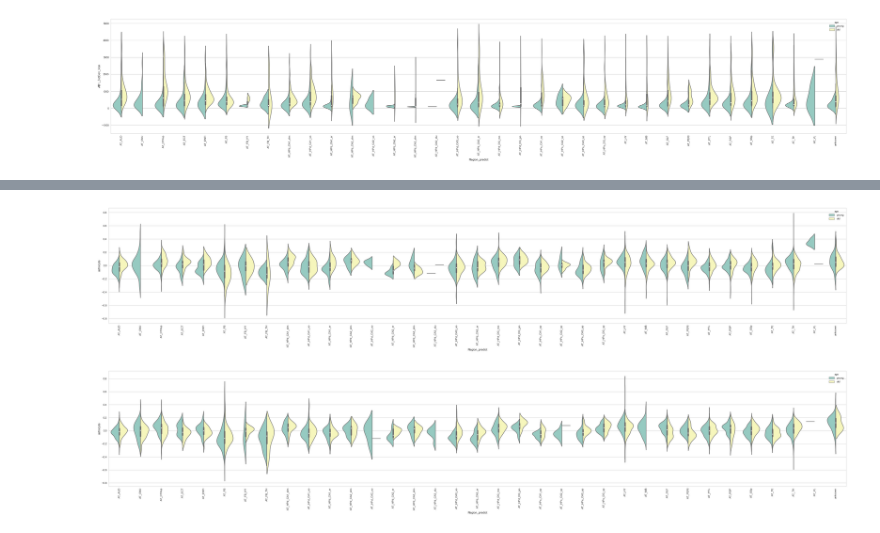
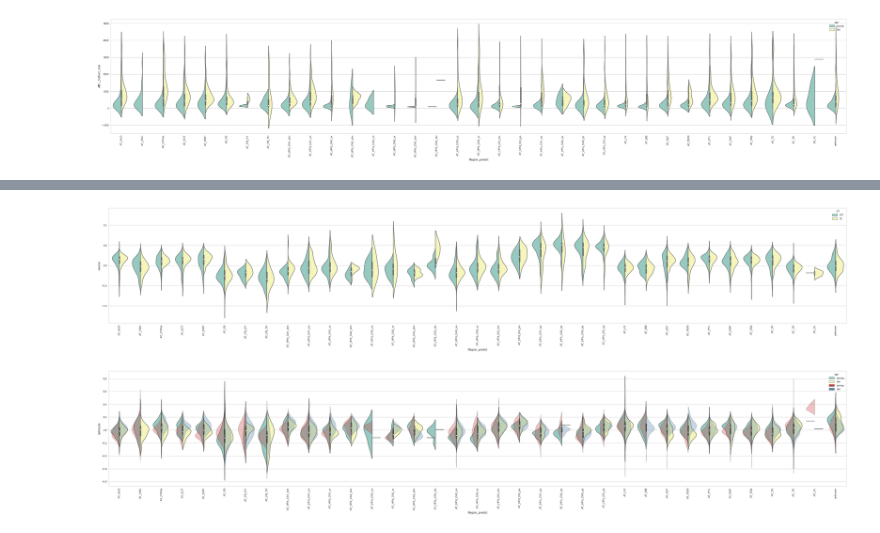
Before and after one commit to tmoerman/alois, a Jupyter notebook: notebooks/02_distributions.ipynb, the cells around one changed output, grey strips where cells are left out. Saved outputs shown, nothing was run; the diff lists cells and outputs as text; code cells hidden in the pictures.

Commit message:
revised data merge, violin plot doodles

```diff
--- a/notebooks/02_distributions.ipynb
+++ b/notebooks/02_distributions.ipynb
@@ -29,10 +39,16 @@ SPOT_META_COLUMNS = ['sampleID', 'AB1_StdDev_Yen', 'Region_predict',
 GT = 'GT'
 YEN = 'AB1_StdDev_Yen'
 REGION = 'Region_predict'
-ASTRO = 'astrocyte'
+
+ASTROCYTE = 'astrocyte'
+NEURON = 'neuron'
+INTERNEURON = 'interneuron'
+
 AGE = 'age'
 DAYS = 'age_days'
 MONTHS = 'age_months'
+
+SAMPLE_ID = 'sampleID'
 SPOT_UID = 'spot_UID'
 # %% [markdown]
 ---
@@ -161,20 +191,35 @@ plt.show()
 # %%
 fig, ax = plt.subplots(figsize=(50, 8))
 
-data = meta_df[(meta_df['GT'] == 'KI')][[ASTRO, MONTHS, REGION, AGE]]
-g = sns.violinplot(data=data, x=REGION, y=ASTRO, hue=AGE, palette="Set3", order=regions, split=True)
+cell_type = NEURON
+
+data = meta_df[[cell_type, MONTHS, REGION, AGE, GT]]
+g = sns.violinplot(data=data, x=REGION, y=cell_type, hue=GT, palette="Set3", order=regions, split=True)
 g.set_xticklabels(rotation=90, labels=regions)
 
 plt.show()
 # %% [output]
-[figure, old version]
+[figure, new version]
 # %%
 fig, ax = plt.subplots(figsize=(50, 8))
 
-data = meta_df[(meta_df['GT'] == 'WT')][[ASTRO, MONTHS, REGION, AGE]]
-g = sns.violinplot(data=data, x=REGION, y=ASTRO, hue=AGE, palette="Set3", order=regions, split=True)
+cell_type = ASTROCYTE
+
+data = meta_df[(meta_df['GT'] == 'WT')][[cell_type, MONTHS, REGION, AGE]]
+g = sns.violinplot(data=data, x=REGION, y=cell_type, hue=AGE, palette="Set3", order=regions, split=True)
 g.set_xticklabels(rotation=90, labels=regions)
 
+data = meta_df[(meta_df['GT'] == 'KI')][[cell_type, MONTHS, REGION, AGE]]
+g = sns.violinplot(data=data, x=REGION, y=cell_type, hue=AGE, palette="Set1", order=regions, split=True)
+g.set_xticklabels(rotation=90, labels=regions)
+
+n_collections = len(ax.collections)
+
+n = int(n_collections/2)-1
+
+for c in ax.collections[n:]:
+    c.set_alpha(0.3)
+
 plt.show()
 # %% [output]
-[figure, old version]
+[figure, new version]
```
Also changed, not shown: parts of 11 cells of this notebook, 1 other file.
